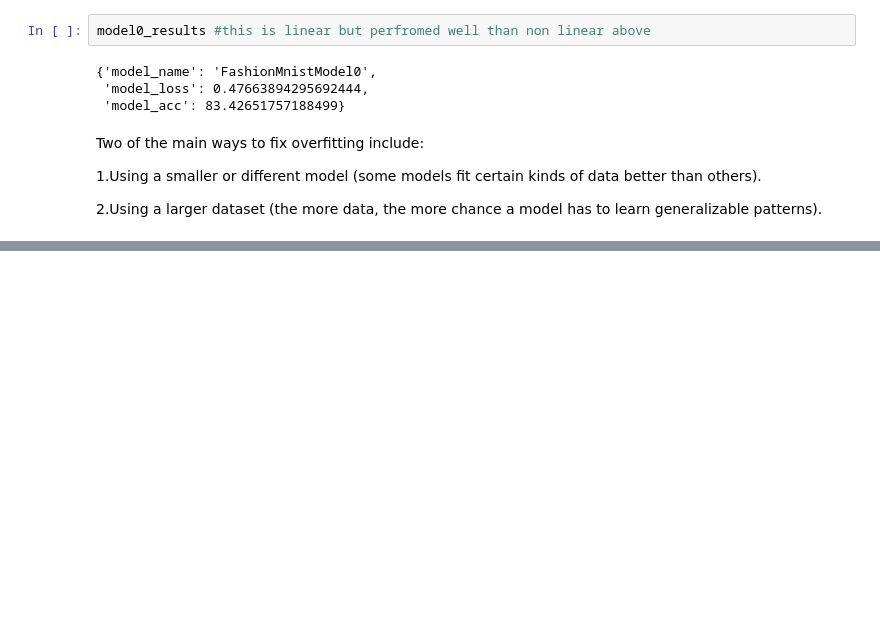
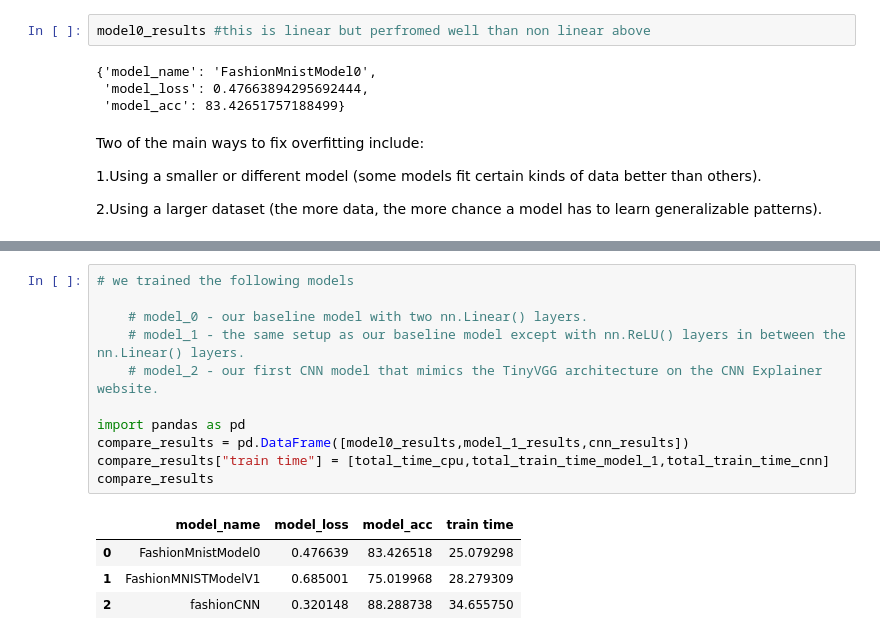
Before and after one commit to asadiv/Pytorch, a Jupyter notebook: 03_pytorch_computer_vision.ipynb, the cells around one changed output, grey strips where cells are left out. Cells and saved outputs as stored; diff of their text form; blank space fills up the shorter version.

```diff
--- a/03_pytorch_computer_vision.ipynb
+++ b/03_pytorch_computer_vision.ipynb
@@ -481,0 +612,16 @@ Two of the main ways to fix overfitting include:
+# %%
+# we trained the following models
+
+    # model_0 - our baseline model with two nn.Linear() layers.
+    # model_1 - the same setup as our baseline model except with nn.ReLU() layers in between the nn.Linear() layers.
+    # model_2 - our first CNN model that mimics the TinyVGG architecture on the CNN Explainer website.
+
+import pandas as pd
+compare_results = pd.DataFrame([model0_results,model_1_results,cnn_results])
+compare_results["train time"] = [total_time_cpu,total_train_time_model_1,total_train_time_cnn]
+compare_results
+# %% [output]
+|  | model_name | model_loss | model_acc | train time |
+| 0 | FashionMnistModel0 | 0.476639 | 83.426518 | 25.079298 |
+| 1 | FashionMNISTModelV1 | 0.685001 | 75.019968 | 28.279309 |
+| 2 | fashionCNN | 0.320148 | 88.288738 | 34.655750 |
```
Also changed, not shown: parts of 25 cells of this notebook.
